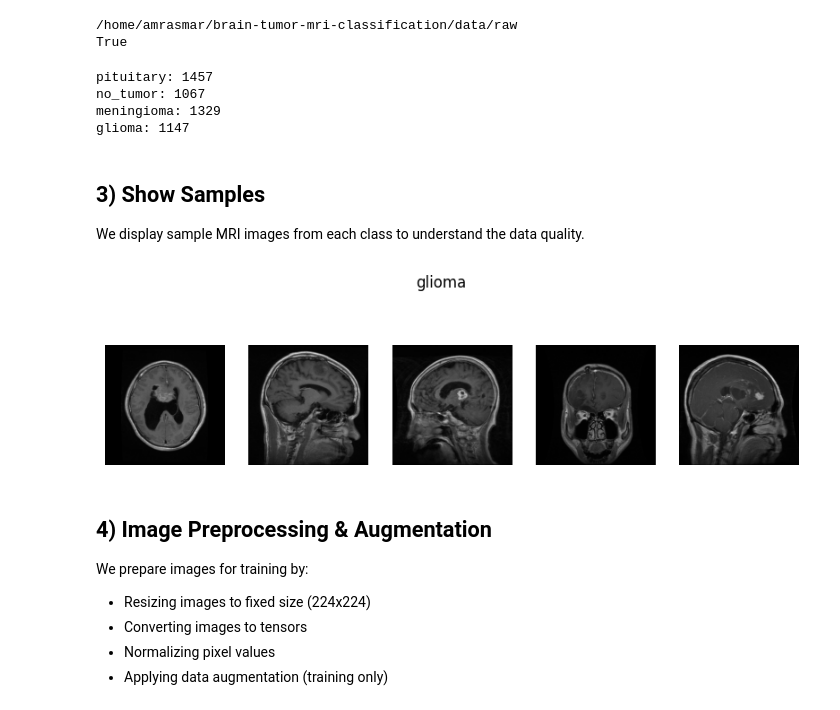
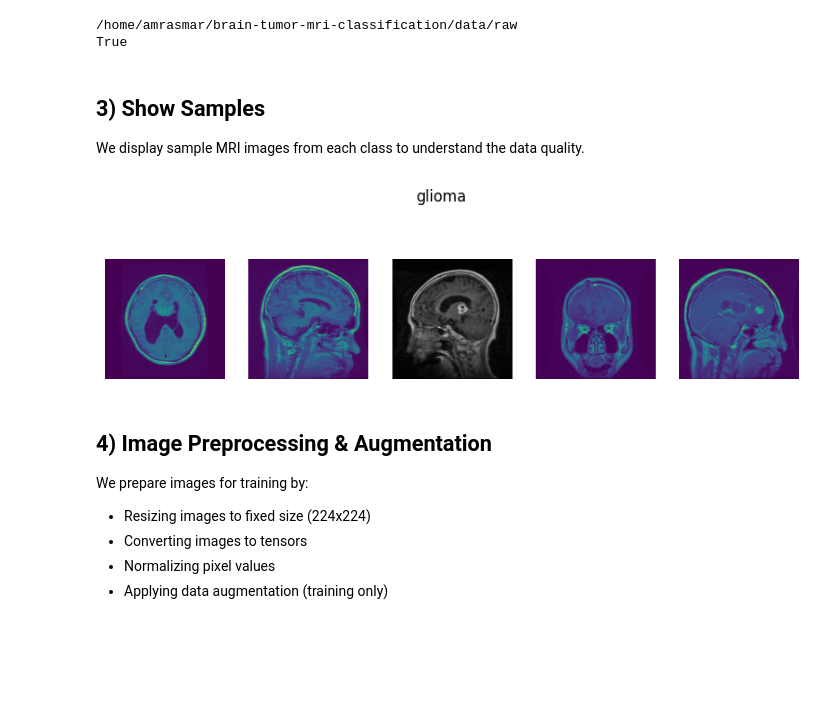
Before and after one commit to amrasmar27/brain-tumor-mri-classification, a Jupyter notebook: notebooks/preprocessing.ipynb, the cells around one changed output. Saved outputs shown, nothing was run; the diff lists cells and outputs as text; code cells hidden in the pictures; blank space fills up the shorter version.

```diff
--- a/notebooks/preprocessing.ipynb
+++ b/notebooks/preprocessing.ipynb
@@ -44,39 +45,30 @@ classes = os.listdir(TRAIN_PATH)
 # %% [output]
 /home/amrasmar/brain-tumor-mri-classification/data/raw
 True
-# %%
-for c in classes:
-    path = os.path.join(TRAIN_PATH, c)
-    print(f"{c}: {len(os.listdir(path))}")
-# %% [output]
-pituitary: 1457
-no_tumor: 1067
-meningioma: 1329
-glioma: 1147
 # %% [markdown]
 ## 3) Show Samples
 We display sample MRI images from each class to understand the data quality.
 # %%
 def show_samples(class_name):
     path = os.path.join(TRAIN_PATH, class_name)
     images = os.listdir(path)[:5]
 
     plt.figure(figsize=(10,3))
 
     for i, img_name in enumerate(images):
         img_path = os.path.join(path, img_name)
         img = Image.open(img_path)
 
         plt.subplot(1,5,i+1)
-        plt.imshow(img, cmap='gray')
+        plt.imshow(img)
         plt.axis('off')
 
     plt.suptitle(class_name)
     plt.show()
 
 show_samples("glioma")
 # %% [output]
-[figure, old version]
+[figure, new version]
 # %% [markdown]
 ## 4) Image Preprocessing & Augmentation
 
```
Also changed, not shown: parts of 15 cells of this notebook.
